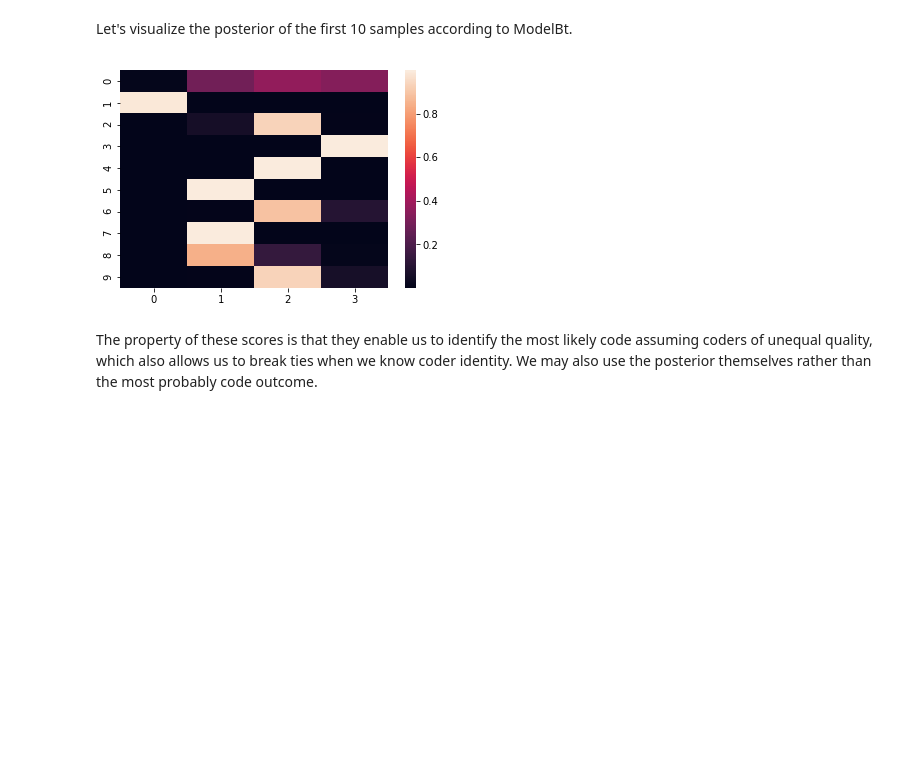
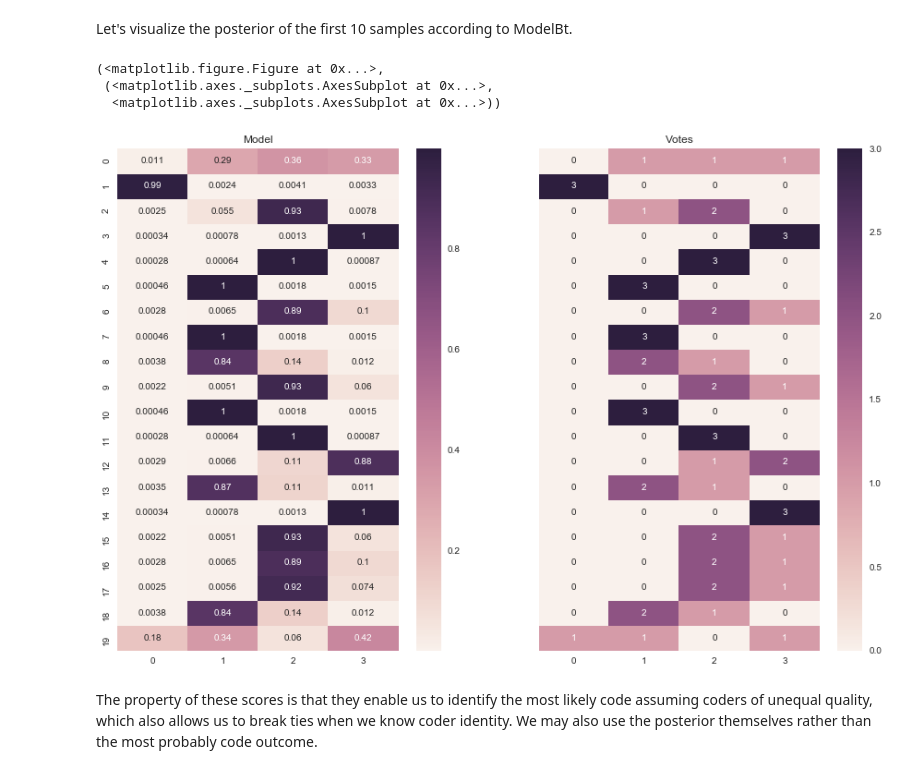
Before and after one commit to 1yangdongchen/Upcoming, a Jupyter notebook: 5-Reliability/5-Reliability.ipynb, the cells around one changed output. Drawn from its saved outputs; the diff is of its cells as text; code cells hidden in the pictures; blank space fills up the shorter version.

```diff
--- a/5-Reliability/5-Reliability.ipynb
+++ b/5-Reliability/5-Reliability.ipynb
@@ -354,10 +373,12 @@ print(posterior)
 # %% [markdown]
 Let's visualize the posterior of the first 10 samples according to ModelBt.
-# %%
-ax = seaborn.heatmap(posterior[:10,])
-plt.show()
-# %% [output]
-[figure, removed]
+# %%
+makeQuestionComparison(model, anno)
+# %% [output]
+(<matplotlib.figure.Figure at 0x...>,
+ (<matplotlib.axes._subplots.AxesSubplot at 0x...>,
+  <matplotlib.axes._subplots.AxesSubplot at 0x...>))
+[figure, added]
 # %% [markdown]
 The property of these scores is that they enable us to identify the most likely code assuming coders of unequal quality, which also allows us to break ties when we know coder identity. We may also use the posterior themselves rather than the most probably code outcome.
 # %% [markdown]
```
Also changed, not shown: parts of 46 cells of this notebook, 1 other file.
